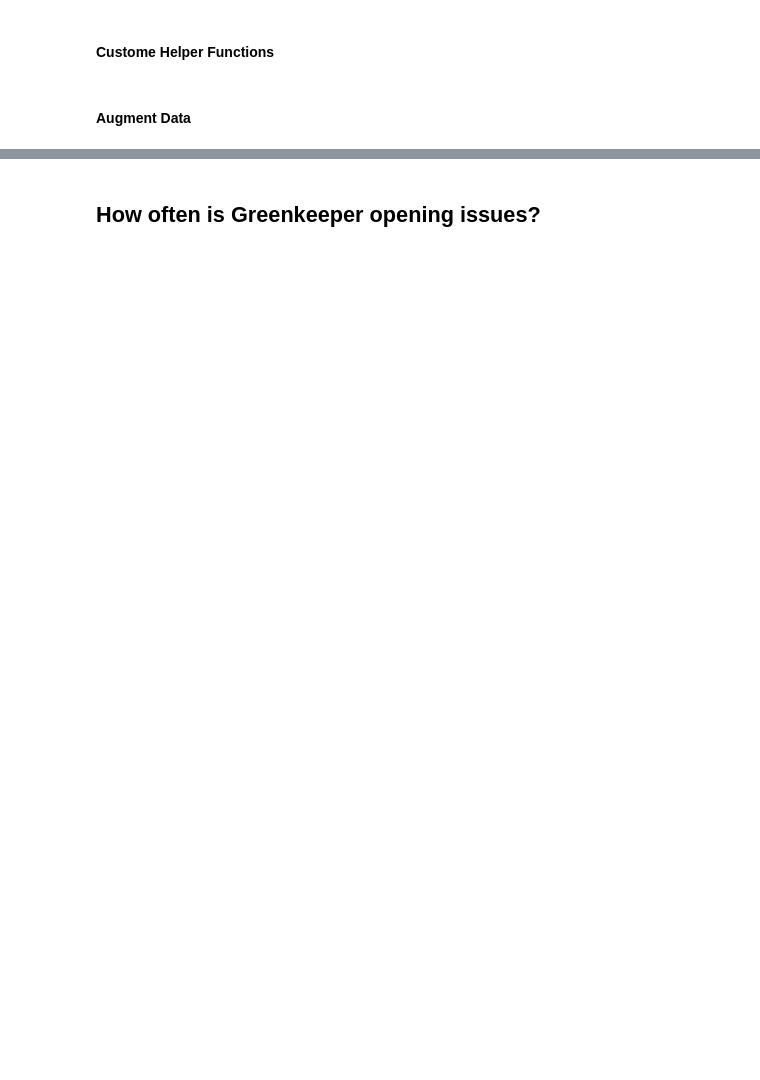
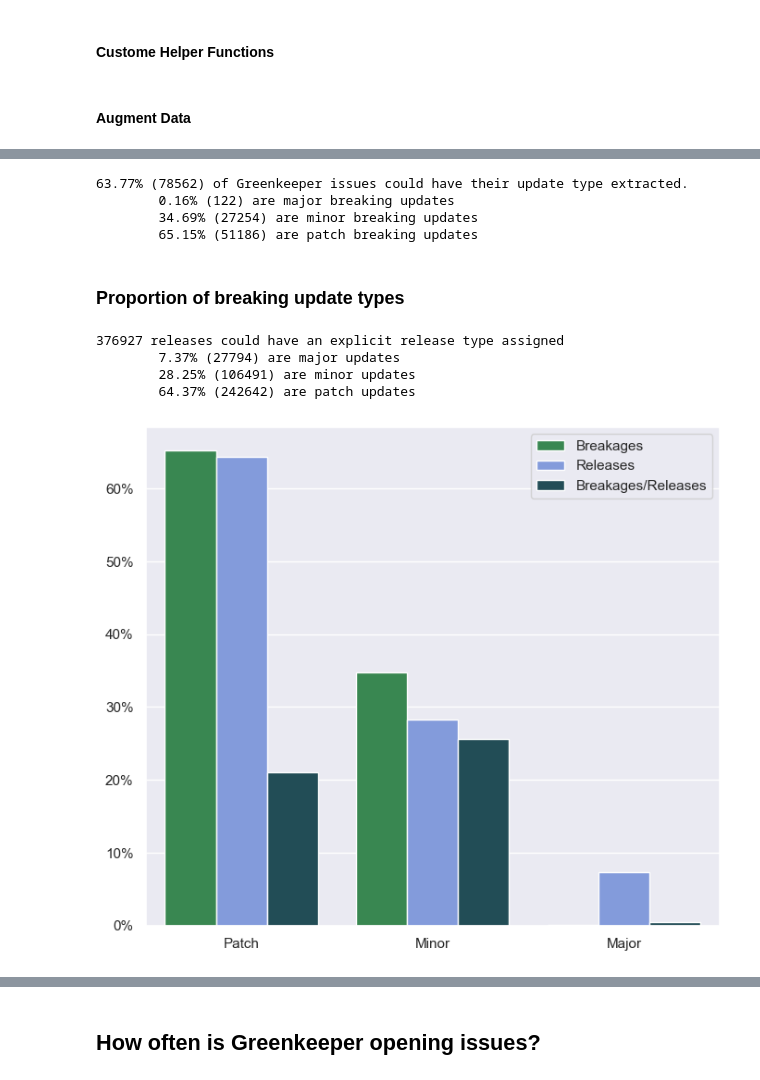
Before and after one commit to brombaut/GKIR_Analysis, a Jupyter notebook: gk_data_explore.ipynb, the cells around one changed output, grey strips where cells are left out. Saved outputs shown, nothing was run; the diff lists cells and outputs as text; code cells hidden in the pictures; blank space fills up the shorter version.

```diff
--- a/gk_data_explore.ipynb
+++ b/gk_data_explore.ipynb
@@ -180,0 +139,46 @@ plt.show()
+# %%
+sns.set()
+issues_with_update_type_count = len(issues[~(issues['update_type'].isnull())])
+percent_with_update_type = calculate_percent(issues_with_update_type_count, len(issues))
+
+major_break_count = len(issues[issues['update_type'] == 'major'])
+minor_break_count = len(issues[issues['update_type'] == 'minor'])
+patch_break_count = len(issues[issues['update_type'] == 'patch'])
+
+major_break_percent = calculate_percent(major_break_count, issues_with_update_type_count)
+minor_break_percent = calculate_percent(minor_break_count, issues_with_update_type_count)
+patch_break_percent = calculate_percent(patch_break_count, issues_with_update_type_count)
+
+
+print(f"{percent_with_update_type}% ({issues_with_update_type_count}) of Greenkeeper issues could have their update type extracted.")
+
+print(f"\t{major_break_percent}% ({major_break_count}) are major breaking updates")
+print(f"\t{minor_break_percent}% ({minor_break_count}) are minor breaking updates")
+print(f"\t{patch_break_percent}% ({patch_break_count}) are patch breaking updates")
+# %% [output]
+63.77% (78562) of Greenkeeper issues could have their update type extracted.
+        0.16% (122) are major breaking updates
+        34.69% (27254) are minor breaking updates
+        65.15% (51186) are patch breaking updates
+# %% [markdown]
+### Proportion of breaking update types
+# %%
+all_library_updates_count = len(library_versions[~(library_versions['version_release_type'].isnull())])
+major_all_library_updates_count = len(library_versions[library_versions['version_release_type'] == MAJOR_RELEASE_TYPE])
+minor_all_library_updates_count = len(library_versions[library_versions['version_release_type'] == MINOR_RELEASE_TYPE])
+patch_all_library_updates_count = len(library_versions[library_versions['version_release_type'] == PATCH_RELEASE_TYPE])
+
+major_all_library_percent = calculate_percent(major_all_library_updates_count, all_library_updates_count)
+minor_all_library_percent = calculate_percent(minor_all_library_updates_count, all_library_updates_count)
+patch_all_library_percent = calculate_percent(patch_all_library_updates_count, all_library_updates_count)
+
+
+print(f"{all_library_updates_count} releases could have an explicit release type assigned")
+print(f"\t{major_all_library_percent}% ({major_all_library_updates_count}) are major updates")
+print(f"\t{minor_all_library_percent}% ({minor_all_library_updates_count}) are minor updates")
+print(f"\t{patch_all_library_percent}% ({patch_all_library_updates_count}) are patch updates")
+# %% [output]
+376927 releases could have an explicit release type assigned
+        7.37% (27794) are major updates
+        28.25% (106491) are minor updates
+        64.37% (242642) are patch updates
@@ -180,0 +206,33 @@ plt.show()
+# %%
+sns.set()
+fig, ax = plt.subplots(figsize=(8, 7))
+
+
+params = dict(
+    data=rq1_for_plot,
+    x="update_type",
+    y='value',
+    hue='value_type',
+    order=['Patch', 'Minor', 'Major'],
+    hue_order=['Breakages', 'Releases', 'Breakages/Releases'],
+)
+bp = sns.barplot(
+    **params,
+    palette=THREE_COLOUR_PALETTE,
+)
+
+ax.set_title(f'', fontsize=20)
+ax.set_ylabel('', fontsize=20)
+ax.set_xlabel('', fontsize=20)
+
+y_labels = [f"{int(y*100)}%" for y in bp.get_yticks()]
+bp.set_yticklabels(y_labels)
+
+ax.legend(
+    title="",
+    fancybox=True
+)
+plt.show()
+save_plot(bp.get_figure(), 'breakages_and_releases_ratios.png')
+# %% [output]
+[figure, added]
```
Also changed, not shown: parts of 102 cells of this notebook, 31 other files.
